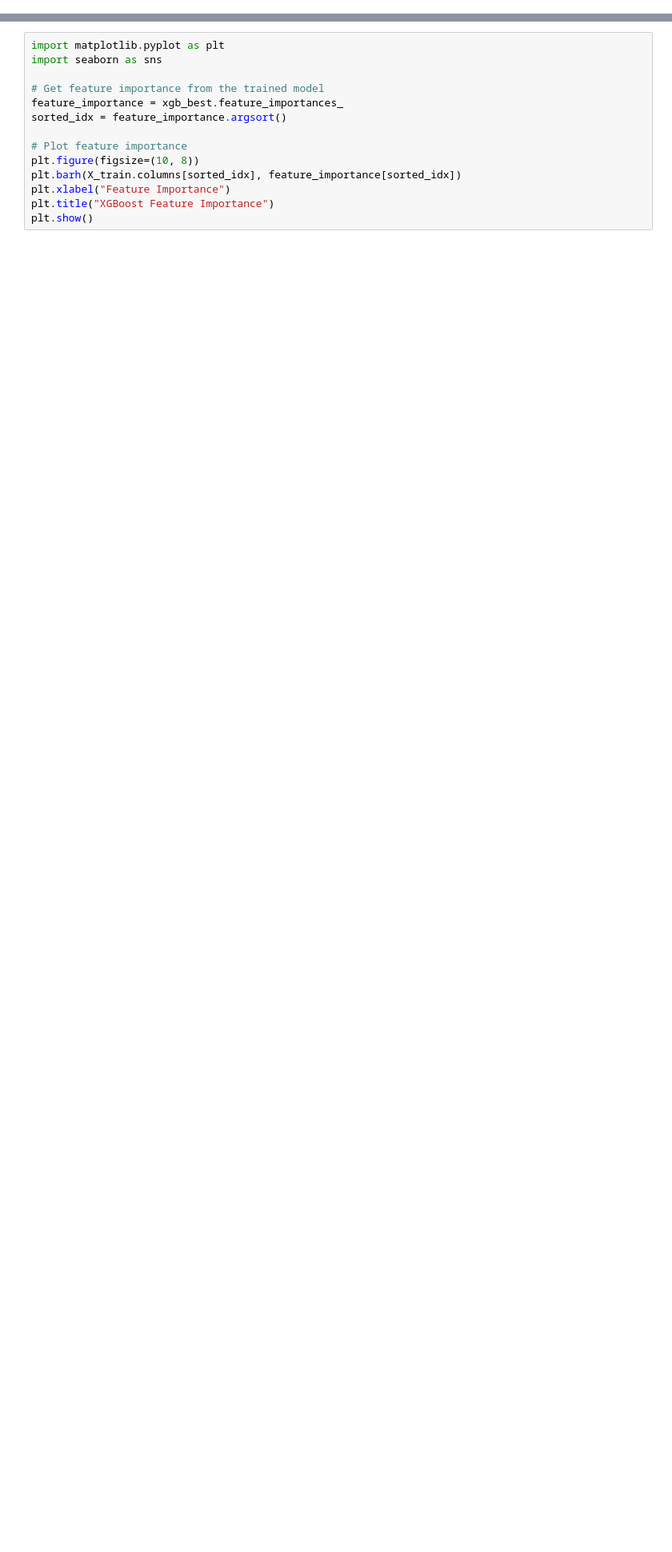
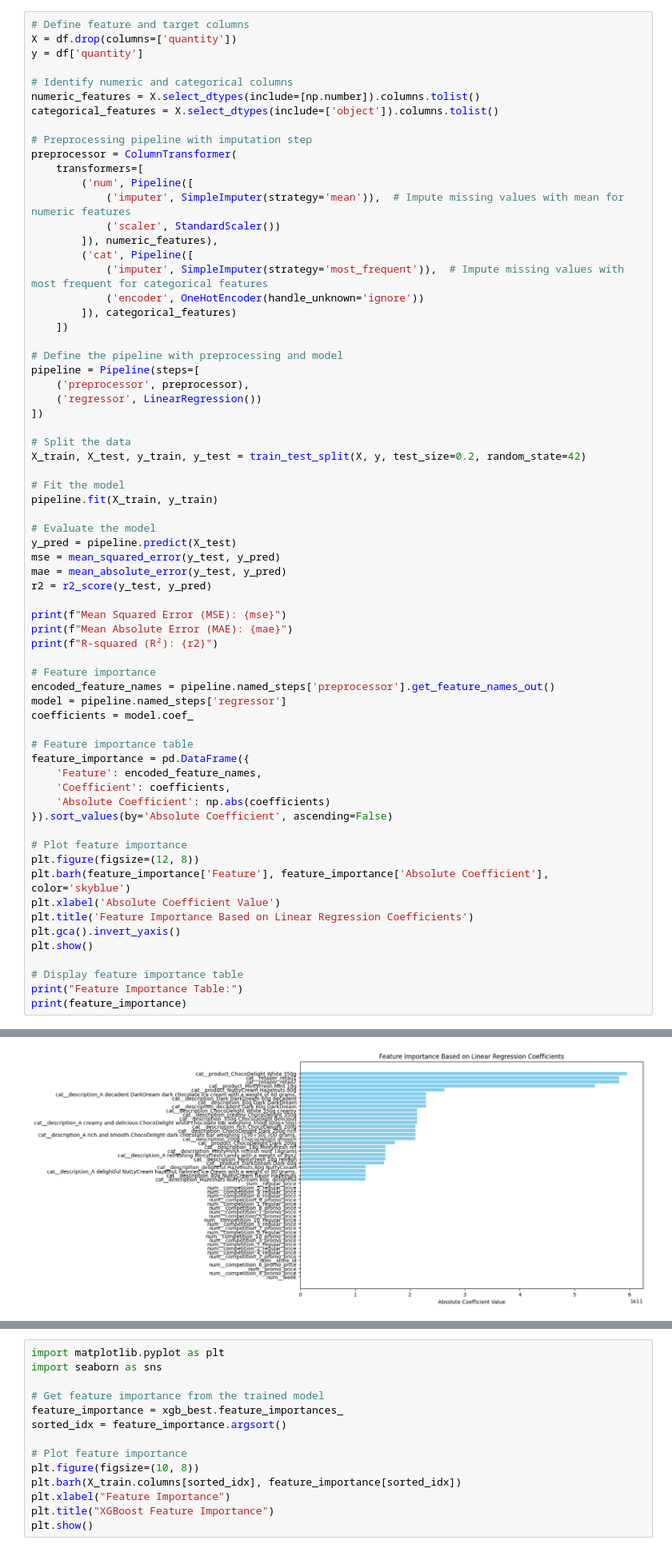
Before and after one commit to cianolan1/Ferrero_Tech_Assesment, a Jupyter notebook: notebooks/pooled_model/3_pooled_model_retailer1.ipynb, the cells around one changed output, grey strips where cells are left out. Shown at 80% size. Drawn from its saved outputs; the diff is of its cells as text; blank space fills up the shorter version.

```diff
--- a/notebooks/pooled_model/3_pooled_model_retailer1.ipynb
+++ b/notebooks/pooled_model/3_pooled_model_retailer1.ipynb
@@ -0,0 +150,68 @@
+# %%
+# Define feature and target columns
+X = df.drop(columns=['quantity'])
+y = df['quantity']
+
+# Identify numeric and categorical columns
+numeric_features = X.select_dtypes(include=[np.number]).columns.tolist()
+categorical_features = X.select_dtypes(include=['object']).columns.tolist()
+
+# Preprocessing pipeline with imputation step
+preprocessor = ColumnTransformer(
+    transformers=[
+        ('num', Pipeline([
+            ('imputer', SimpleImputer(strategy='mean')),  # Impute missing values with mean for numeric features
+            ('scaler', StandardScaler())
+        ]), numeric_features),
+        ('cat', Pipeline([
+            ('imputer', SimpleImputer(strategy='most_frequent')),  # Impute missing values with most frequent for categorical features
+            ('encoder', OneHotEncoder(handle_unknown='ignore'))
+        ]), categorical_features)
+    ])
+
+# Define the pipeline with preprocessing and model
+pipeline = Pipeline(steps=[
+    ('preprocessor', preprocessor),
+    ('regressor', LinearRegression())
+])
+
+# Split the data
+X_train, X_test, y_train, y_test = train_test_split(X, y, test_size=0.2, random_state=42)
+
+# Fit the model
+pipeline.fit(X_train, y_train)
+
+# Evaluate the model
+y_pred = pipeline.predict(X_test)
+mse = mean_squared_error(y_test, y_pred)
+mae = mean_absolute_error(y_test, y_pred)
+r2 = r2_score(y_test, y_pred)
+
+print(f"Mean Squared Error (MSE): {mse}")
+print(f"Mean Absolute Error (MAE): {mae}")
+print(f"R-squared (R²): {r2}")
+
+# Feature importance
+encoded_feature_names = pipeline.named_steps['preprocessor'].get_feature_names_out()
+model = pipeline.named_steps['regressor']
+coefficients = model.coef_
+
+# Feature importance table
+feature_importance = pd.DataFrame({
+    'Feature': encoded_feature_names,
+    'Coefficient': coefficients,
+    'Absolute Coefficient': np.abs(coefficients)
+}).sort_values(by='Absolute Coefficient', ascending=False)
+
+# Plot feature importance
+plt.figure(figsize=(12, 8))
+plt.barh(feature_importance['Feature'], feature_importance['Absolute Coefficient'], color='skyblue')
+plt.xlabel('Absolute Coefficient Value')
+plt.title('Feature Importance Based on Linear Regression Coefficients')
+plt.gca().invert_yaxis()
+plt.show()
+
+# Display feature importance table
+print("Feature Importance Table:")
+print(feature_importance)
+# %% [output]
@@ -0,0 +221 @@
+[figure, added]
```
Also changed, not shown: parts of 7 cells of this notebook, 1 other file.
